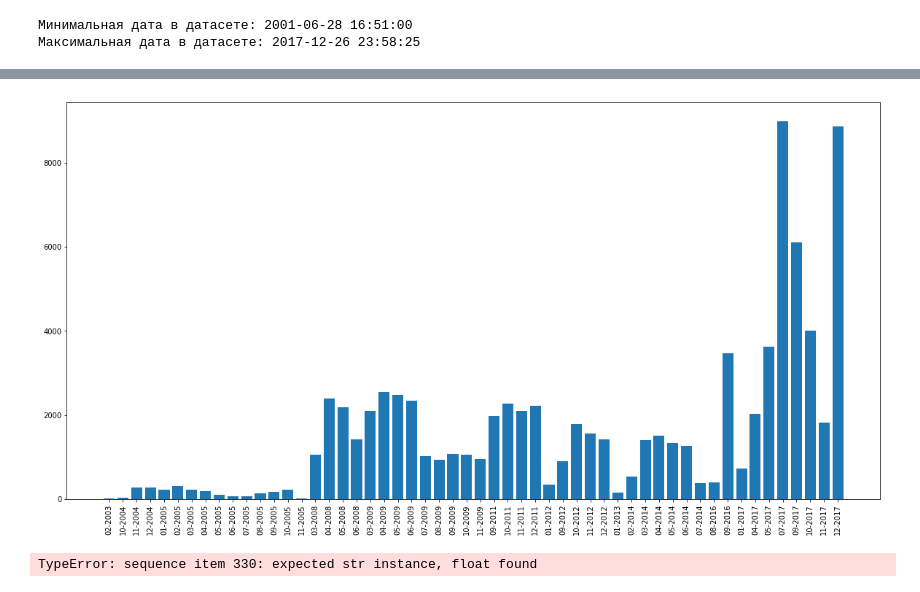
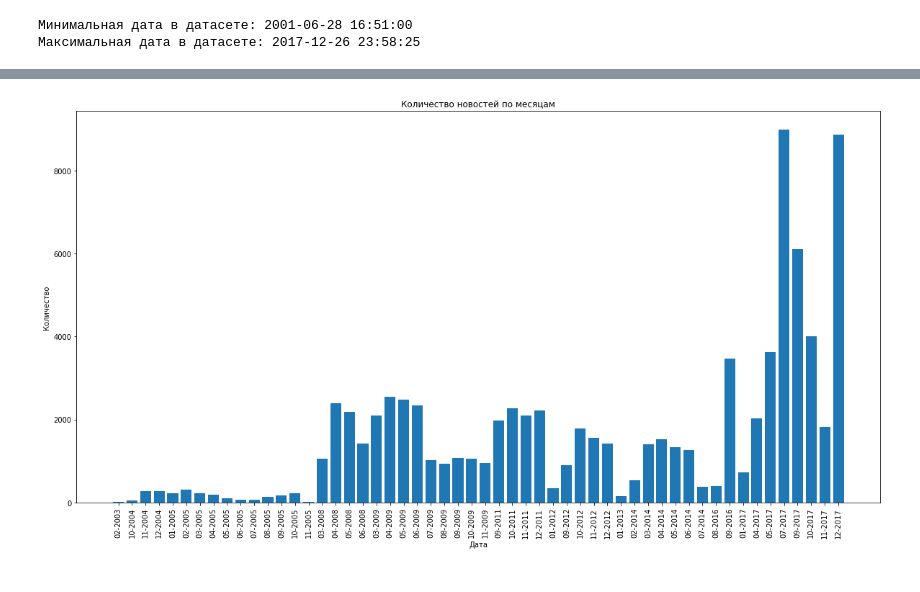
Before and after one commit to vetedde/proj_news_viz, a Jupyter notebook: analysis/news_source_analysis_iz.ipynb, the cells around one changed output, grey strips where cells are left out. Cells and saved outputs as stored; diff of their text form; code cells hidden in the pictures.

```diff
--- a/analysis/news_source_analysis_iz.ipynb
+++ b/analysis/news_source_analysis_iz.ipynb
@@ -21,10 +19,11 @@ from string import punctuation
 # %%
 dateparse = lambda x: pd.datetime.strptime(x, "%Y-%m-%d %H:%M:%S")
 # %%
-data_iz = pd.read_csv('../iz.csv',
+data_iz = pd.read_csv('../data/iz.csv',
+                      sep=',',
+                      index_col=False,
                       escapechar='\\',
                       parse_dates=['date'],
-                      quotechar='\"',
-                      error_bad_lines=False,
-                      index_col=False,)
+                      date_parser=dateparse,
+                      quotechar='\"', error_bad_lines=False)
 # %% [output]
@@ -104,6 +98,6 @@ data_iz[data_iz['text'].isnull()]
 # %%
 #Удалим эти строки
-data_iz['text'].dropna(inplace=True)
+data_iz.drop(data_iz[data_iz.text.isnull()].index, inplace=True)
 # %%
 print('Кол-во строк с значением NaN в столбце "Text" = ', data_iz['text'].isnull().sum())
 # %% [output]
@@ -215,8 +192,11 @@ df[['month_year', 'nunique_text']].sort_values('nunique_text', ascending = False
 # %%
 fig, ax = plt.subplots(figsize=(20, 10))
 plt.bar(x = df.month_year,
         height = df.nunique_text.values)
 plt.xticks(rotation='vertical')
+ax.set_title('Количество новостей по месяцам')
+ax.set_ylabel('Количество')
+ax.set_xlabel('Дата')
 plt.show()
 # %% [output]
-[figure, old version]
+[figure, new version]
@@ -240,4 +202,0 @@ def preprocess_text(text):
-# %%
-data_iz['preprocessed_text'] = data_iz.text.apply(lambda x:preprocess_text(x) if pd.isna(x)==False else '')
-# %% [output]
-TypeError: sequence item 330: expected str instance, float found
```
Also changed, not shown: parts of 61 cells of this notebook, 1 other file.
